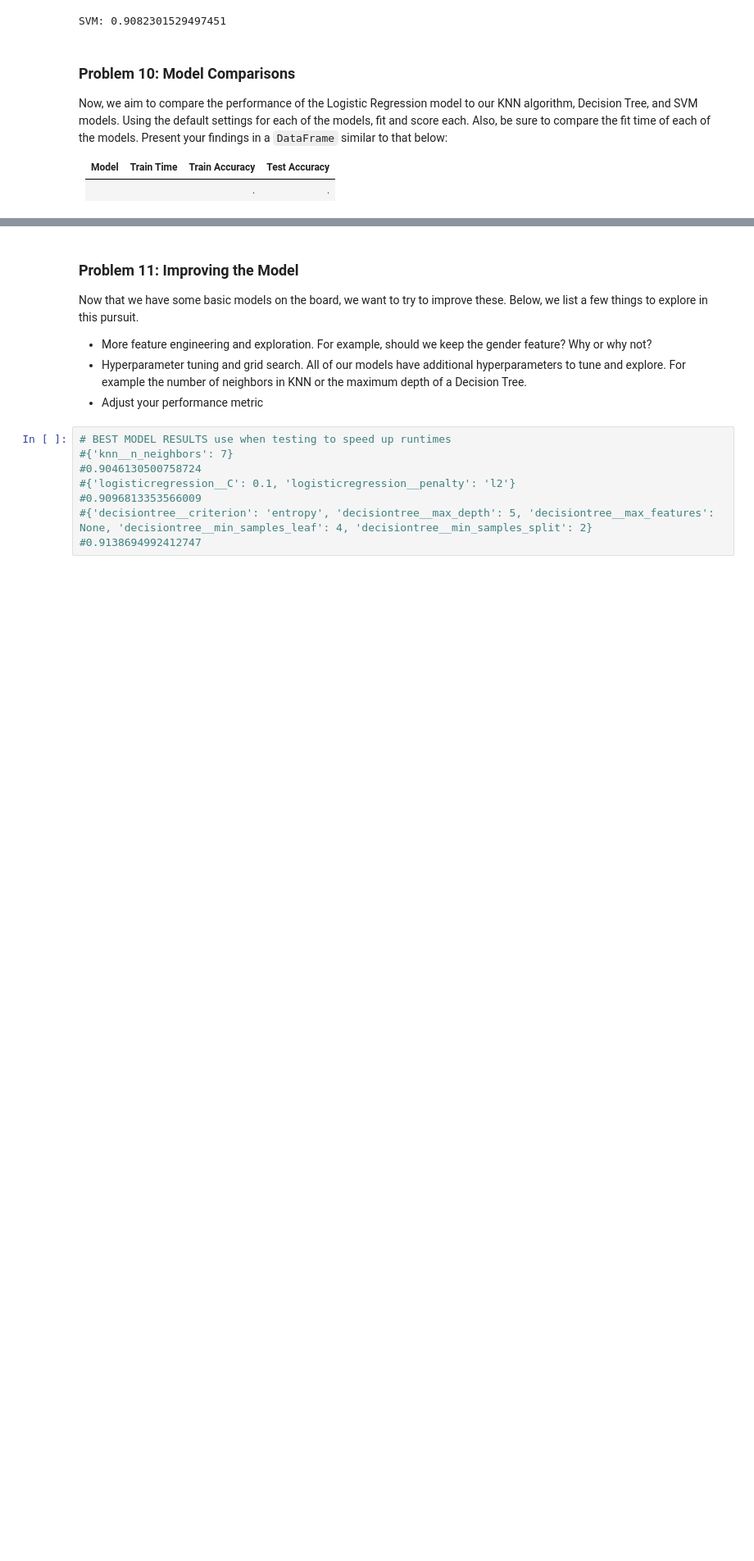
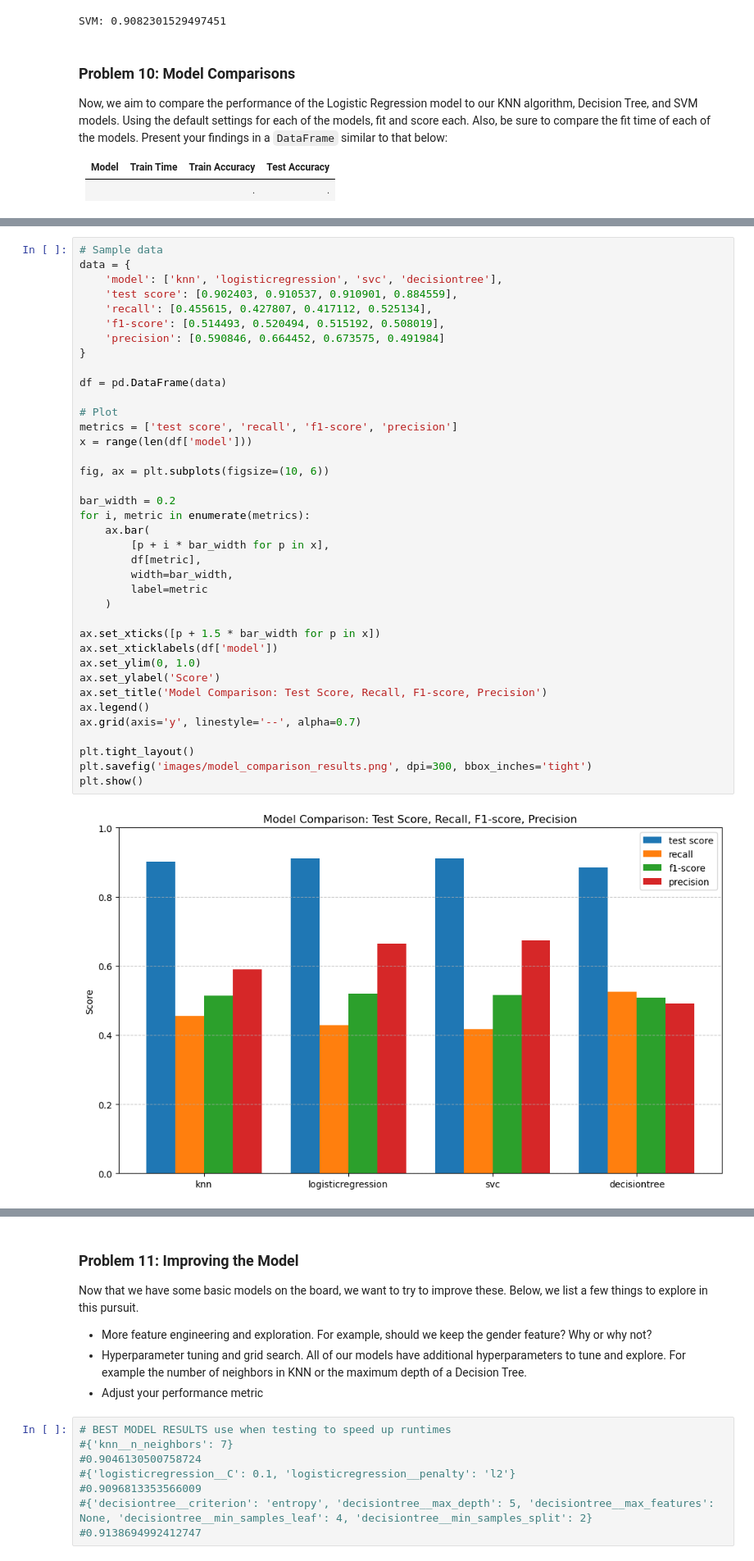
Before and after one commit to lorigreensmith06/AI_ML_practical_application_3, a Jupyter notebook: prompt_III.ipynb, the cells around one changed output, grey strips where cells are left out. Shown at 82% size. Drawn from its saved outputs; the diff is of its cells as text; blank space fills up the shorter version.

```diff
--- a/prompt_III.ipynb
+++ b/prompt_III.ipynb
@@ -400,3 +400,43 @@ print(results_df)
+# %%
+# Sample data
+data = {
+    'model': ['knn', 'logisticregression', 'svc', 'decisiontree'],
+    'test score': [0.902403, 0.910537, 0.910901, 0.884559],
+    'recall': [0.455615, 0.427807, 0.417112, 0.525134],
+    'f1-score': [0.514493, 0.520494, 0.515192, 0.508019],
+    'precision': [0.590846, 0.664452, 0.673575, 0.491984]
+}
+
+df = pd.DataFrame(data)
+
+# Plot
+metrics = ['test score', 'recall', 'f1-score', 'precision']
+x = range(len(df['model']))
+
+fig, ax = plt.subplots(figsize=(10, 6))
+
+bar_width = 0.2
+for i, metric in enumerate(metrics):
+    ax.bar(
+        [p + i * bar_width for p in x],
+        df[metric],
+        width=bar_width,
+        label=metric
+    )
+
+ax.set_xticks([p + 1.5 * bar_width for p in x])
+ax.set_xticklabels(df['model'])
+ax.set_ylim(0, 1.0)
+ax.set_ylabel('Score')
+ax.set_title('Model Comparison: Test Score, Recall, F1-score, Precision')
+ax.legend()
+ax.grid(axis='y', linestyle='--', alpha=0.7)
+
+plt.tight_layout()
+plt.savefig('images/model_comparison_results.png', dpi=300, bbox_inches='tight')
+plt.show()
+# %% [output]
+[figure, added]
 # %%
 from sklearn.metrics import confusion_matrix
 from sklearn.metrics import classification_report
```
Also changed, not shown: parts of 7 cells of this notebook.
